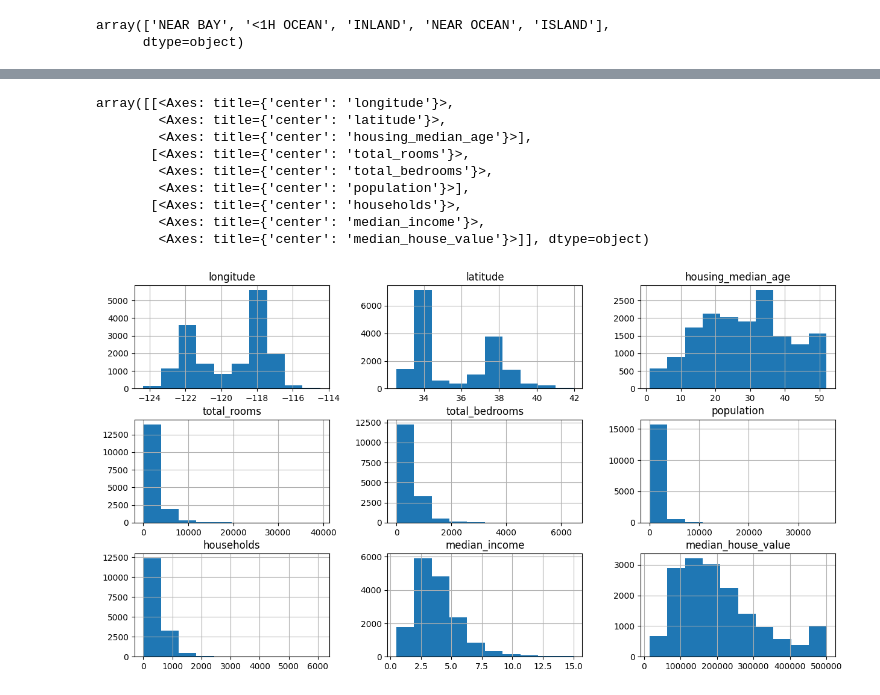
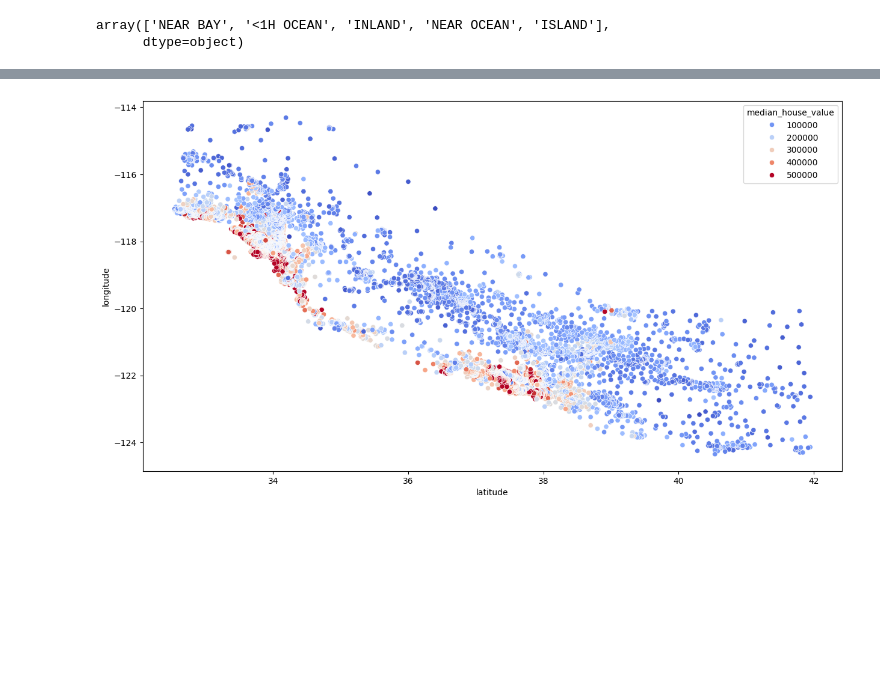
Before and after one commit to nikhilgupta738/house-price-prediction, a Jupyter notebook: californiaHousePricing.ipynb, the cells around one changed output, grey strips where cells are left out. Cells and saved outputs as stored; diff of their text form; code cells hidden in the pictures; blank space fills up the shorter version.

```diff
--- a/californiaHousePricing.ipynb
+++ b/californiaHousePricing.ipynb
@@ -47,3 +151,10 @@ memory usage: 1.7+ MB
+# %%
+# we are going to look how positions influence the Median_house_values i.e. latitude, and longitude
+plt.figure(figsize=(15, 8))
+sns.scatterplot(x='latitude',y='longitude', data=data, hue='median_house_value', palette='coolwarm')
+plt.show()
+# %% [output]
+[figure, added]
 # %%
 from sklearn.model_selection import train_test_split
 
@@ -56,13 +164,0 @@ train_data = X_train.join(y_train)
-# %%
-train_data.hist(figsize=(15,8))
-# %% [output]
-array([[<Axes: title={'center': 'longitude'}>,
-        <Axes: title={'center': 'latitude'}>,
-        <Axes: title={'center': 'housing_median_age'}>],
-       [<Axes: title={'center': 'total_rooms'}>,
-        <Axes: title={'center': 'total_bedrooms'}>,
-        <Axes: title={'center': 'population'}>],
-       [<Axes: title={'center': 'households'}>,
-        <Axes: title={'center': 'median_income'}>,
-        <Axes: title={'center': 'median_house_value'}>]], dtype=object)
-[figure, removed]
```
Also changed, not shown: parts of 59 cells of this notebook, 21 other files.
